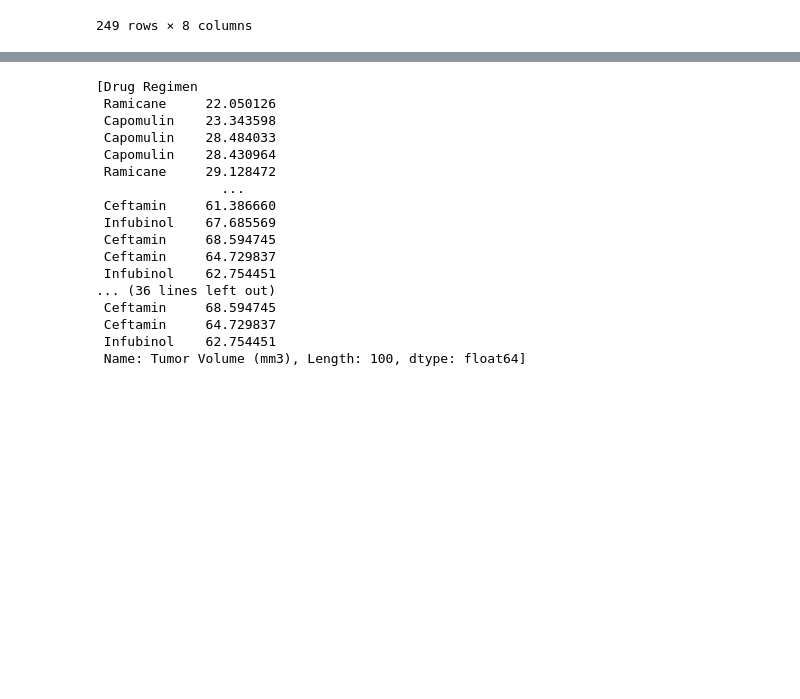
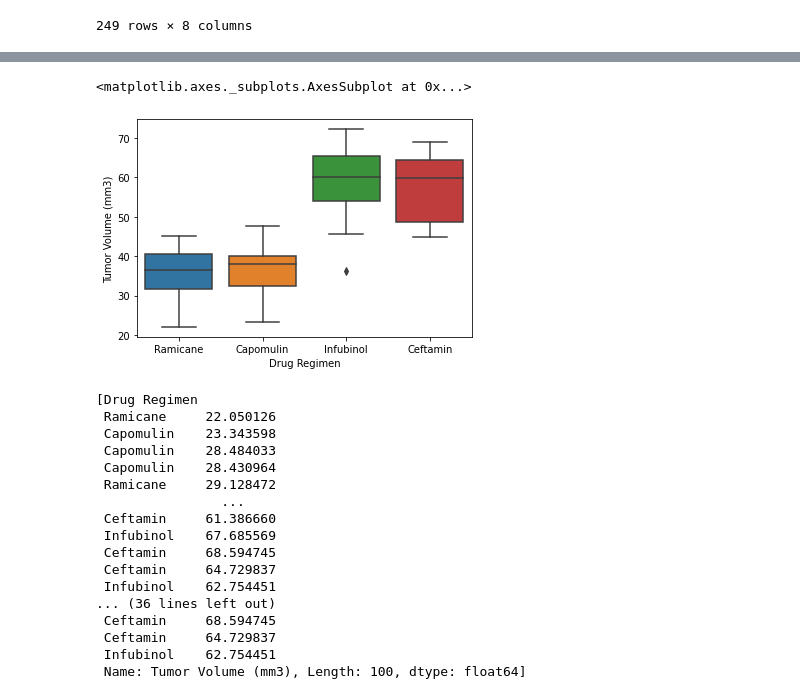
Before and after one commit to ASacdpraseuth/pymaceuticals, a Jupyter notebook: pymaceuticals_starter.ipynb, the cells around one changed output, grey strips where cells are left out. Saved outputs shown, nothing was run; the diff lists cells and outputs as text; code cells hidden in the pictures; blank space fills up the shorter version.

```diff
--- a/pymaceuticals_starter.ipynb
+++ b/pymaceuticals_starter.ipynb
@@ -292,3 +303,9 @@ test_df
+# %%
+import seaborn as sns
+sns.boxplot(y='Tumor Volume (mm3)', x='Drug Regimen', data=test_df)
+# %% [output]
+<matplotlib.axes._subplots.AxesSubplot at 0x...>
+[figure, added]
 # %%
 tumor_vol
 # %% [output]
```
Also changed, not shown: parts of 3 cells of this notebook.
